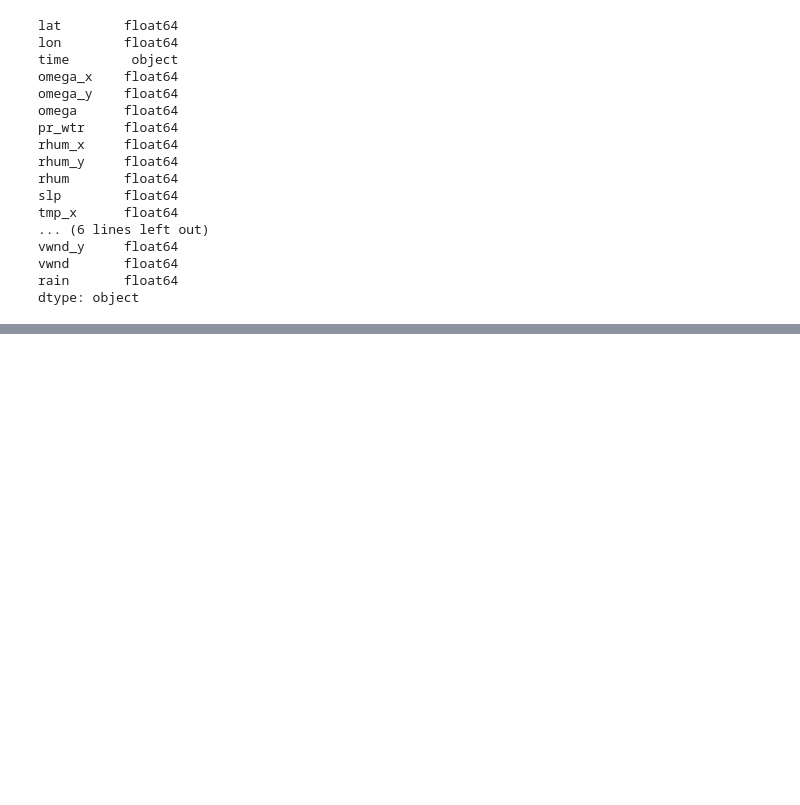
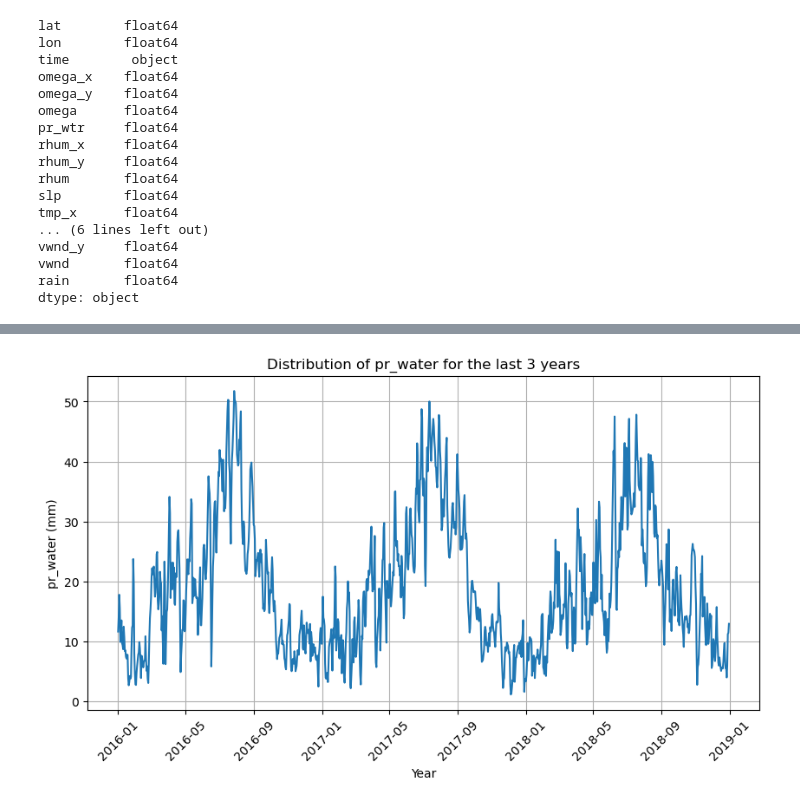
Before and after one commit to abdulmalikadeyemo/Rainfall_Prediction, a Jupyter notebook: Rainfall-forecast.ipynb, the cells around one changed output, grey strips where cells are left out. Drawn from its saved outputs; the diff is of its cells as text; code cells hidden in the pictures; blank space fills up the shorter version.

```diff
--- a/Rainfall-forecast.ipynb
+++ b/Rainfall-forecast.ipynb
@@ -99,0 +135,12 @@ plt.show()
+# %%
+first_year = df_30_70.pr_wtr.loc[df_30_70.pr_wtr.index>='2016-01-01']
+plt.figure(figsize=(10,5))
+plt.plot(first_year)
+plt.xlabel('Year')
+plt.xticks(rotation=45)
+plt.ylabel('pr_water (mm)')
+plt.title('Distribution of pr_water for the last 3 years')
+plt.grid()
+plt.show()
+# %% [output]
+[figure, added]
```
Also changed, not shown: parts of 22 cells of this notebook.
